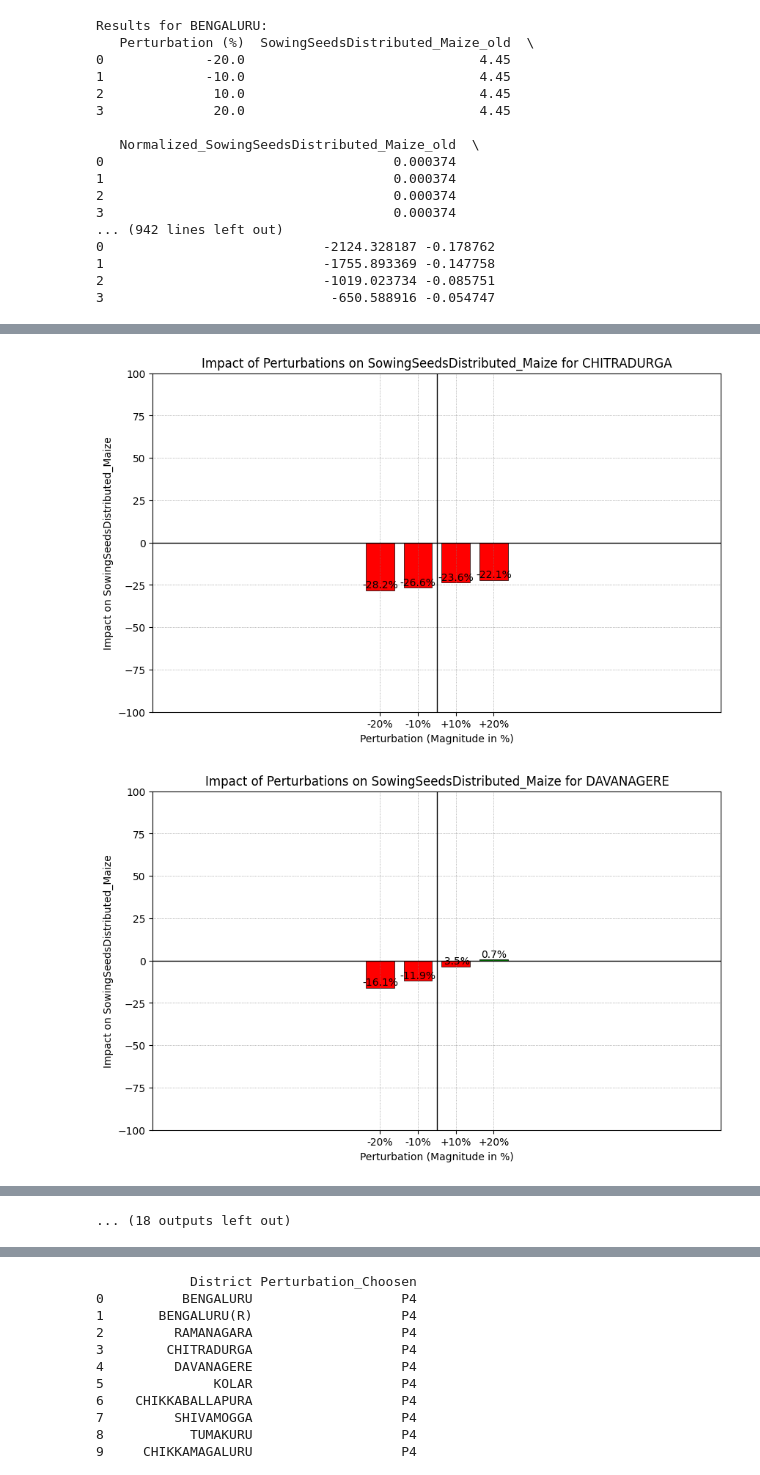
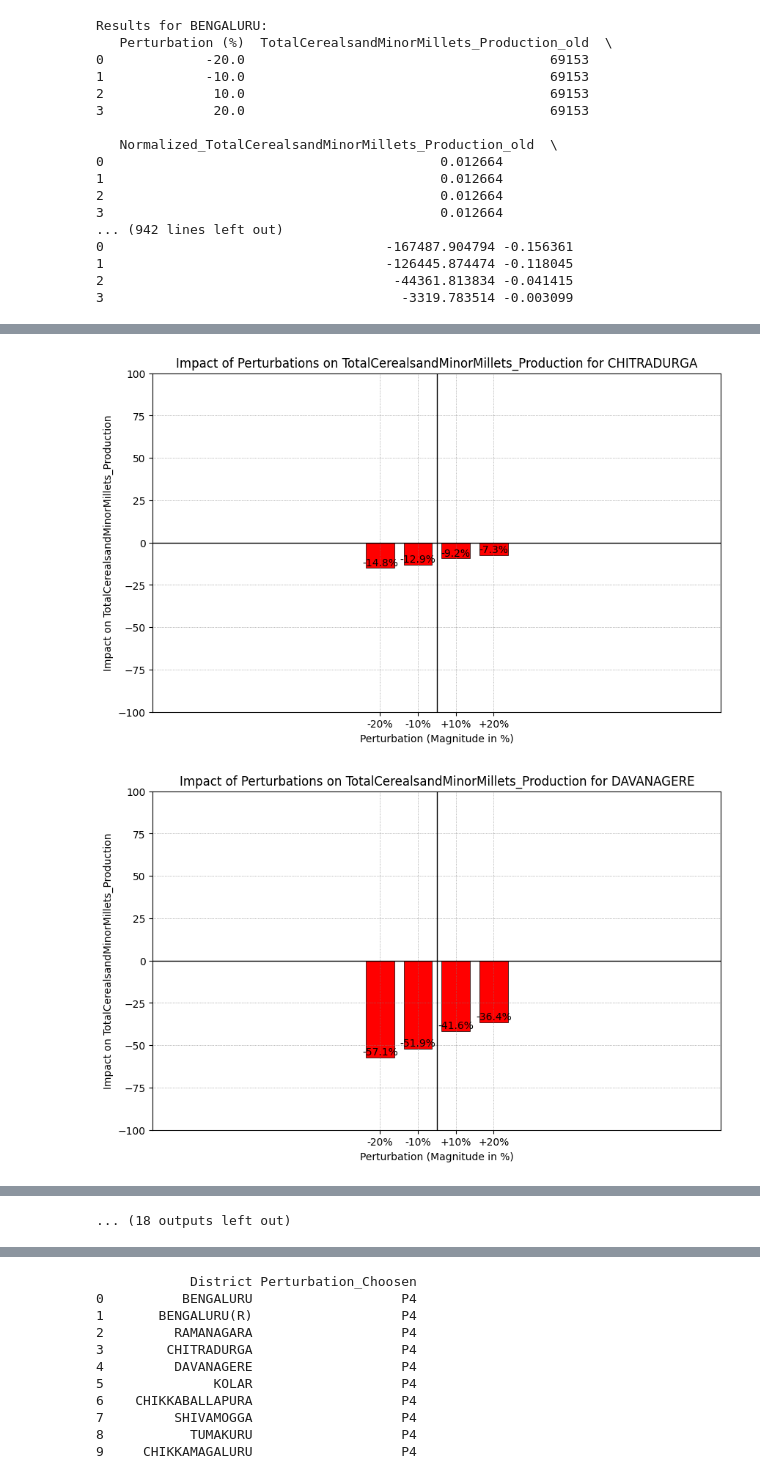
Before and after one commit to Annie-blare/WSL-FINALCODE, a Jupyter notebook: TotalCerealsandMinorMillets_Production.ipynb, the cells around one changed output, grey strips where cells are left out. Saved outputs shown, nothing was run; the diff lists cells and outputs as text; code cells hidden in the pictures.

```diff
--- a/TotalCerealsandMinorMillets_Production.ipynb
+++ b/TotalCerealsandMinorMillets_Production.ipynb
@@ -159,27 +159,27 @@ def district_analysis(file_path, factor, Capability_Vector, user_perturbations):
 # Example Usage:
 file_path = '/content/Agriculture_KAG_2016_17.csv'
 factor = 'TotalNPK'
-Capability_Vector = 'SowingSeedsDistributed_Maize'
+Capability_Vector = 'TotalCerealsandMinorMillets_Production'
 user_perturbations = [-20,-10,10,20]
 district_analysis(file_path, factor, Capability_Vector, user_perturbations)
 # %% [output]
 Results for BENGALURU:
-   Perturbation (%)  SowingSeedsDistributed_Maize_old  \
-0             -20.0                              4.45
-1             -10.0                              4.45
-2              10.0                              4.45
-3              20.0                              4.45
+   Perturbation (%)  TotalCerealsandMinorMillets_Production_old  \
+0             -20.0                                       69153
+1             -10.0                                       69153
+2              10.0                                       69153
+3              20.0                                       69153
 
-   Normalized_SowingSeedsDistributed_Maize_old  \
-0                                     0.000374
-1                                     0.000374
-2                                     0.000374
-3                                     0.000374
+   Normalized_TotalCerealsandMinorMillets_Production_old  \
+0                                           0.012664
+1                                           0.012664
+2                                           0.012664
+3                                           0.012664
 ... (942 lines left out)
-0                            -2124.328187 -0.178762
-1                            -1755.893369 -0.147758
-2                            -1019.023734 -0.085751
-3                             -650.588916 -0.054747
+0                                    -167487.904794 -0.156361
+1                                    -126445.874474 -0.118045
+2                                     -44361.813834 -0.041415
+3                                      -3319.783514 -0.003099
 # %%
 ########################(3.)BAR GRAPH ANALYSIS
 # %%
@@ -268,7 +268,7 @@ def plot_impact_analysis(file_path, factor, Capability_Vector, user_perturbation
 # Example usage
 file_path = '/content/Agriculture_KAG_2016_17.csv'  # Update this path as needed
 factor = 'TotalNPK'  # This could be any factor like 'NPK', 'PesticideUse', etc.
-Capability_Vector = 'SowingSeedsDistributed_Maize'  # This could be any CV like 'Maize Production', 'Wheat Yield', etc.
+Capability_Vector = 'TotalCerealsandMinorMillets_Production'  # This could be any CV like 'Maize Production', 'Wheat Yield', etc.
 user_perturbations = [-20, -10, 10, 20]  # Example perturbations in percentages
 
 # Perform the analysis and plot for all districts
@@ -280,2 +280,2 @@ plot_impact_analysis(file_path, factor, Capability_Vector, user_perturbations)
-[figure, old version]
+[figure, new version]
-[figure, old version]
+[figure, new version]
```
Also changed, not shown: parts of 5 cells of this notebook.
